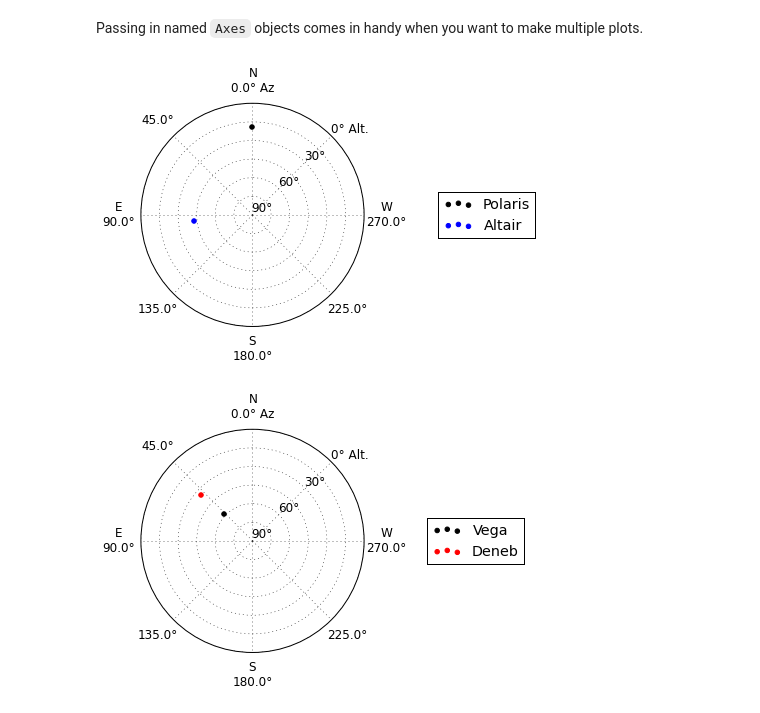
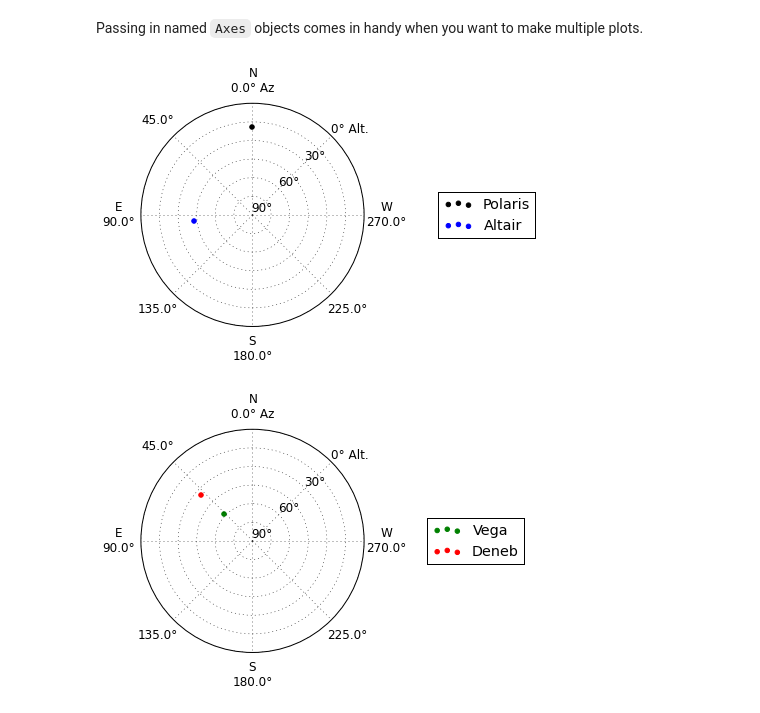
Before and after one commit to astropy/astroplan, a Jupyter notebook: examples/notebooks/plotting_examples--sky_plot.ipynb, the cells around one changed output. Saved outputs shown, nothing was run; the diff lists cells and outputs as text; code cells hidden in the pictures.

Commit message:
Removed default colors in all plots.

```diff
--- a/examples/notebooks/plotting_examples--sky_plot.ipynb
+++ b/examples/notebooks/plotting_examples--sky_plot.ipynb
@@ -77,6 +77,7 @@ observer = Observer(name='Subaru Telescope',
 
 coordinates = SkyCoord('02h31m49.09s', '+89d15m50.8s', frame='icrs')
 polaris = FixedTarget(name='Polaris', coord=coordinates)
+polaris_style = {'marker': 'o', 'color': 'k'}
 
 coordinates = SkyCoord('19h50m47.6s', '+08d52m12.0s', frame='icrs')
 altair = FixedTarget(name='Altair', coord=coordinates)
@@ -92,7 +93,7 @@ deneb_style = {'marker': 'o', 'color': 'r'}
 
 observe_time = Time(['2015-03-15 15:30:00'])
 
-plot_sky(polaris, observer, observe_time)
+plot_sky(polaris, observer, observe_time, style_kwargs=polaris_style)
 plot_sky(altair, observer, observe_time, style_kwargs=altair_style)
 plot_sky(vega, observer, observe_time, style_kwargs=vega_style)
 plot_sky(deneb, observer, observe_time, style_kwargs=deneb_style)
@@ -276,16 +277,16 @@ plt.show()
 # %% [markdown]
 Passing in named `Axes` objects comes in handy when you want to make multiple plots.
 # %%
-my_ax = plot_sky(polaris, observer, observe_time)
+my_ax = plot_sky(polaris, observer, observe_time, style_kwargs=polaris_style)
 plot_sky(altair, observer, observe_time, my_ax, style_kwargs=altair_style)
 plt.legend(loc='center left', bbox_to_anchor=(1.3, 0.5))
 # Note that this plt.show (or another action, such as saving a figure) is critical in maintaining two separate plots.
 plt.show()
 
-other_ax = plot_sky(vega, observer, observe_time)
+other_ax = plot_sky(vega, observer, observe_time, style_kwargs=vega_style)
 plot_sky(deneb, observer, observe_time, other_ax, style_kwargs=deneb_style)
 plt.legend(loc='center left', bbox_to_anchor=(1.25, 0.5))
 plt.show()
 # %% [output]
 [figure]
-[figure, old version]
+[figure, new version]
```
Also changed, not shown: parts of 1 cell of this notebook, 4 other files.
